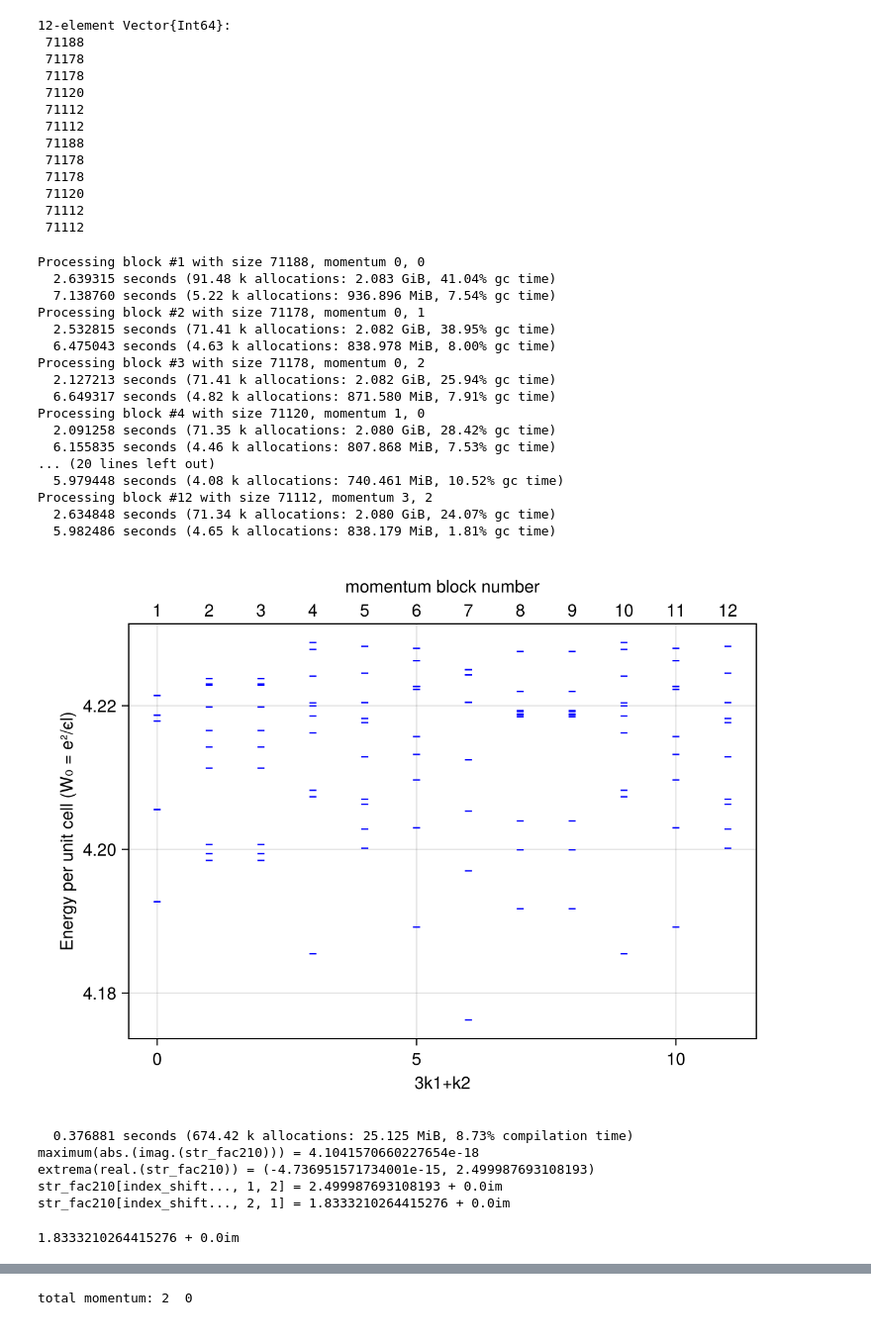
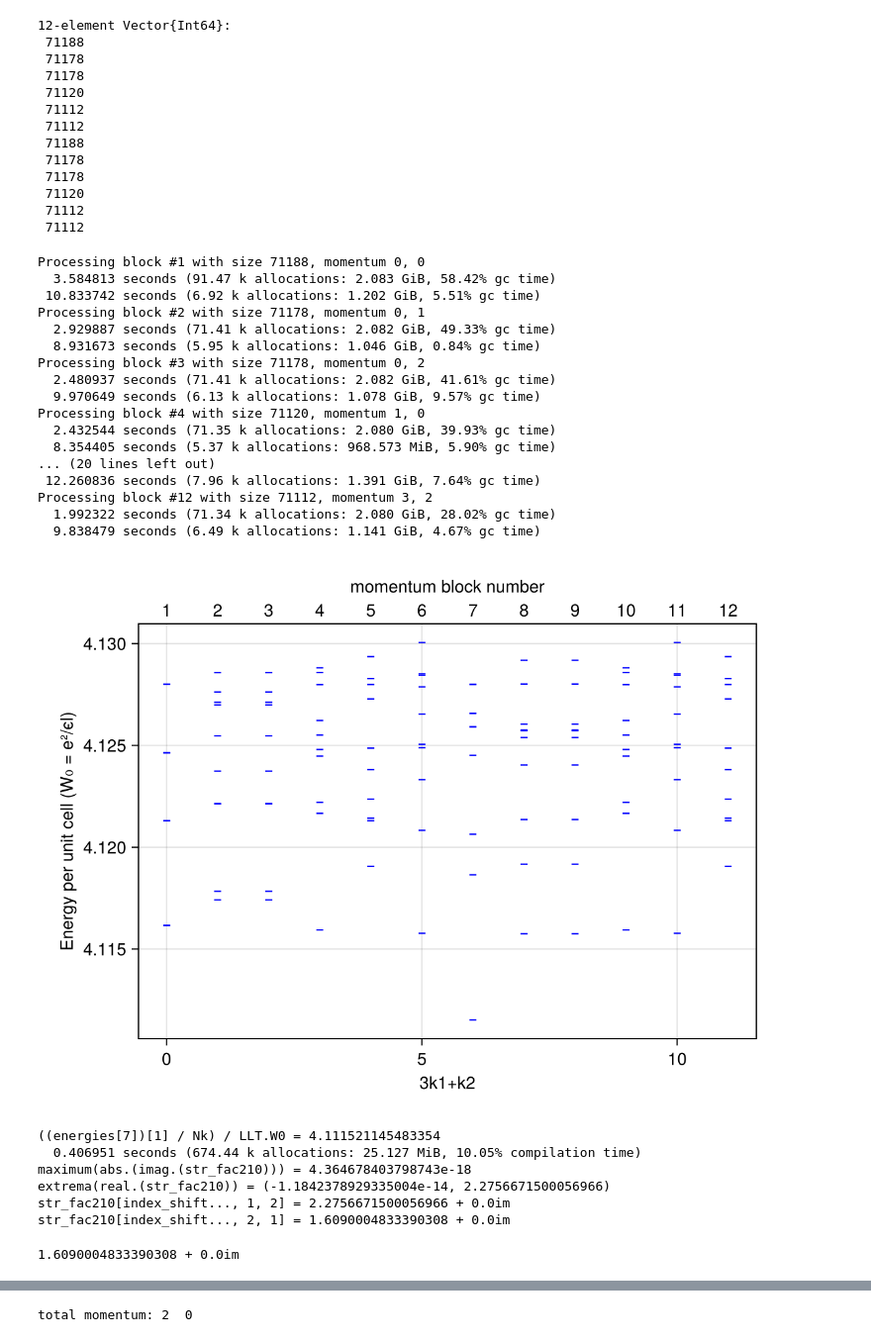
Before and after one commit to Zou-Bo/MomentumED.jl, a Jupyter notebook: examples/continous symmetry breaking/1. LL_exciton_condensate.ipynb, the cells around one changed output, grey strips where cells are left out. Shown: that part at 99% size. Drawn from its saved outputs; the diff is of its cells as text; code cells hidden in the pictures.

```diff
--- a/examples/continous symmetry breaking/1. LL_exciton_condensate.ipynb
+++ b/examples/continous symmetry breaking/1. LL_exciton_condensate.ipynb
@@ -82,7 +82,7 @@ sys_int = LandauInteraction(
 
 # Coulomb
 sys_int.D_l = 10.0                  # Screening length D/l
-sys_int.d_l = 0.1                  # Inter-layer distance d/l
+sys_int.d_l = 1                  # Inter-layer distance d/l
 # compute the pseudo-potential components
 intra_PP = LLT.pseudo_potential_decomposition.(0:15; same_layer = true,  D_l = sys_int.D_l, d_l = sys_int.d_l)
 inter_PP = LLT.pseudo_potential_decomposition.(0:15; same_layer = false, D_l = sys_int.D_l, d_l = sys_int.d_l)
@@ -175,37 +175,39 @@ for i in eachindex(subspaces)
 end
 # %% [output]
 Processing block #1 with size 71188, momentum 0, 0
-  2.639315 seconds (91.48 k allocations: 2.083 GiB, 41.04% gc time)
-  7.138760 seconds (5.22 k allocations: 936.896 MiB, 7.54% gc time)
+  3.584813 seconds (91.47 k allocations: 2.083 GiB, 58.42% gc time)
+ 10.833742 seconds (6.92 k allocations: 1.202 GiB, 5.51% gc time)
 Processing block #2 with size 71178, momentum 0, 1
-  2.532815 seconds (71.41 k allocations: 2.082 GiB, 38.95% gc time)
-  6.475043 seconds (4.63 k allocations: 838.978 MiB, 8.00% gc time)
+  2.929887 seconds (71.41 k allocations: 2.082 GiB, 49.33% gc time)
+  8.931673 seconds (5.95 k allocations: 1.046 GiB, 0.84% gc time)
 Processing block #3 with size 71178, momentum 0, 2
-  2.127213 seconds (71.41 k allocations: 2.082 GiB, 25.94% gc time)
-  6.649317 seconds (4.82 k allocations: 871.580 MiB, 7.91% gc time)
+  2.480937 seconds (71.41 k allocations: 2.082 GiB, 41.61% gc time)
+  9.970649 seconds (6.13 k allocations: 1.078 GiB, 9.57% gc time)
 Processing block #4 with size 71120, momentum 1, 0
-  2.091258 seconds (71.35 k allocations: 2.080 GiB, 28.42% gc time)
-  6.155835 seconds (4.46 k allocations: 807.868 MiB, 7.53% gc time)
+  2.432544 seconds (71.35 k allocations: 2.080 GiB, 39.93% gc time)
+  8.354405 seconds (5.37 k allocations: 968.573 MiB, 5.90% gc time)
 ... (20 lines left out)
-  5.979448 seconds (4.08 k allocations: 740.461 MiB, 10.52% gc time)
+ 12.260836 seconds (7.96 k allocations: 1.391 GiB, 7.64% gc time)
 Processing block #12 with size 71112, momentum 3, 2
-  2.634848 seconds (71.34 k allocations: 2.080 GiB, 24.07% gc time)
-  5.982486 seconds (4.65 k allocations: 838.179 MiB, 1.81% gc time)
+  1.992322 seconds (71.34 k allocations: 2.080 GiB, 28.02% gc time)
+  9.838479 seconds (6.49 k allocations: 1.141 GiB, 4.67% gc time)
 # %%
 plot_ed_spectrum() # 2, 10
+@show energies[7][1]/Nk/LLT.W0
 myvec210 = vectors[7][1]
 @time str_fac210 = structure_factor_expectation(myvec210);
 @show maximum(abs.(imag.(str_fac210)))
 @show extrema(real.(str_fac210))
 @show str_fac210[index_shift..., 1,2]
 @show str_fac210[index_shift..., 2,1]
 # %% [output]
-[figure, old version]
+[figure, new version]
-  0.376881 seconds (674.42 k allocations: 25.125 MiB, 8.73% compilation time)
-maximum(abs.(imag.(str_fac210))) = 4.1041570660227654e-18
-extrema(real.(str_fac210)) = (-4.736951571734001e-15, 2.499987693108193)
-str_fac210[index_shift..., 1, 2] = 2.499987693108193 + 0.0im
-str_fac210[index_shift..., 2, 1] = 1.8333210264415276 + 0.0im
+((energies[7])[1] / Nk) / LLT.W0 = 4.111521145483354
+  0.406951 seconds (674.44 k allocations: 25.127 MiB, 10.05% compilation time)
+maximum(abs.(imag.(str_fac210))) = 4.364678403798743e-18
+extrema(real.(str_fac210)) = (-1.1842378929335004e-14, 2.2756671500056966)
+str_fac210[index_shift..., 1, 2] = 2.2756671500056966 + 0.0im
+str_fac210[index_shift..., 2, 1] = 1.6090004833390308 + 0.0im
-1.8333210264415276 + 0.0im
+1.6090004833390308 + 0.0im
 # %%
 plot_ed_spectrum() # 3, 9
```
Also changed, not shown: parts of 8 cells of this notebook, 2 other files.
